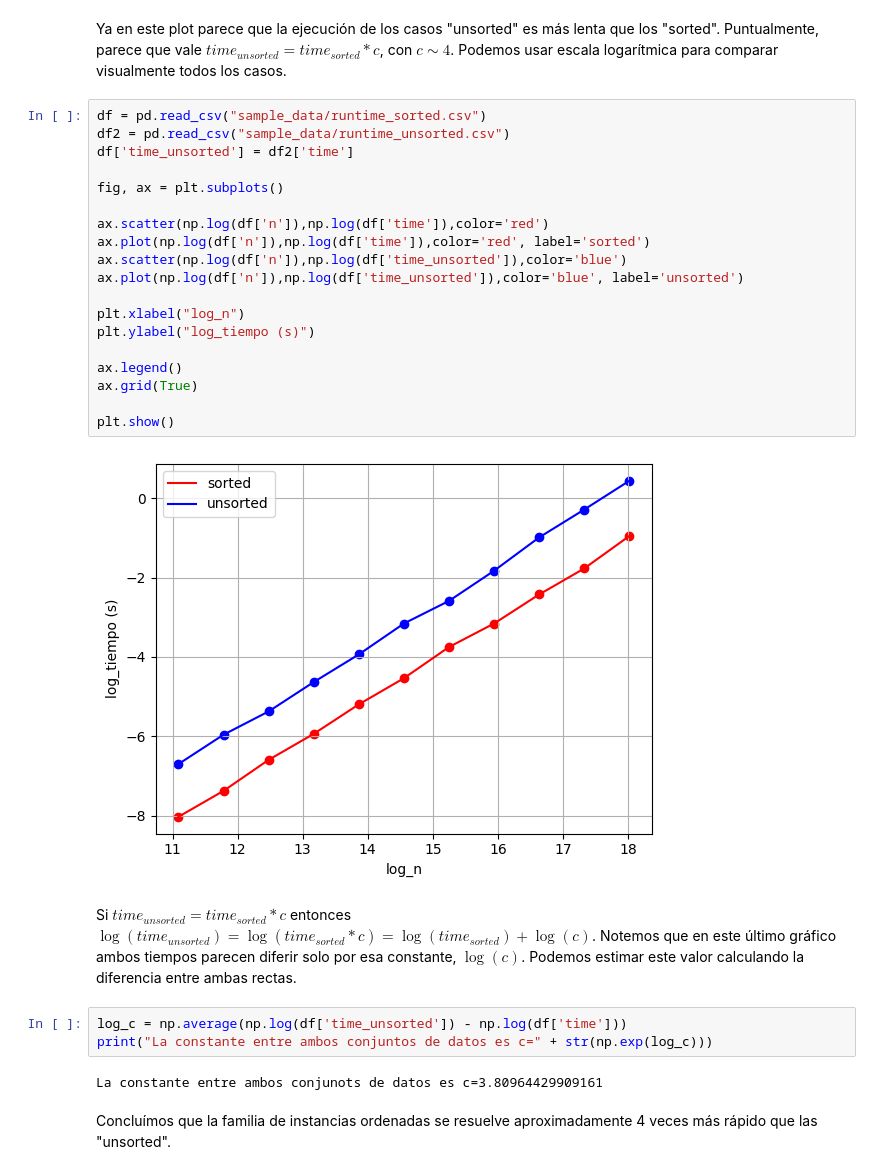
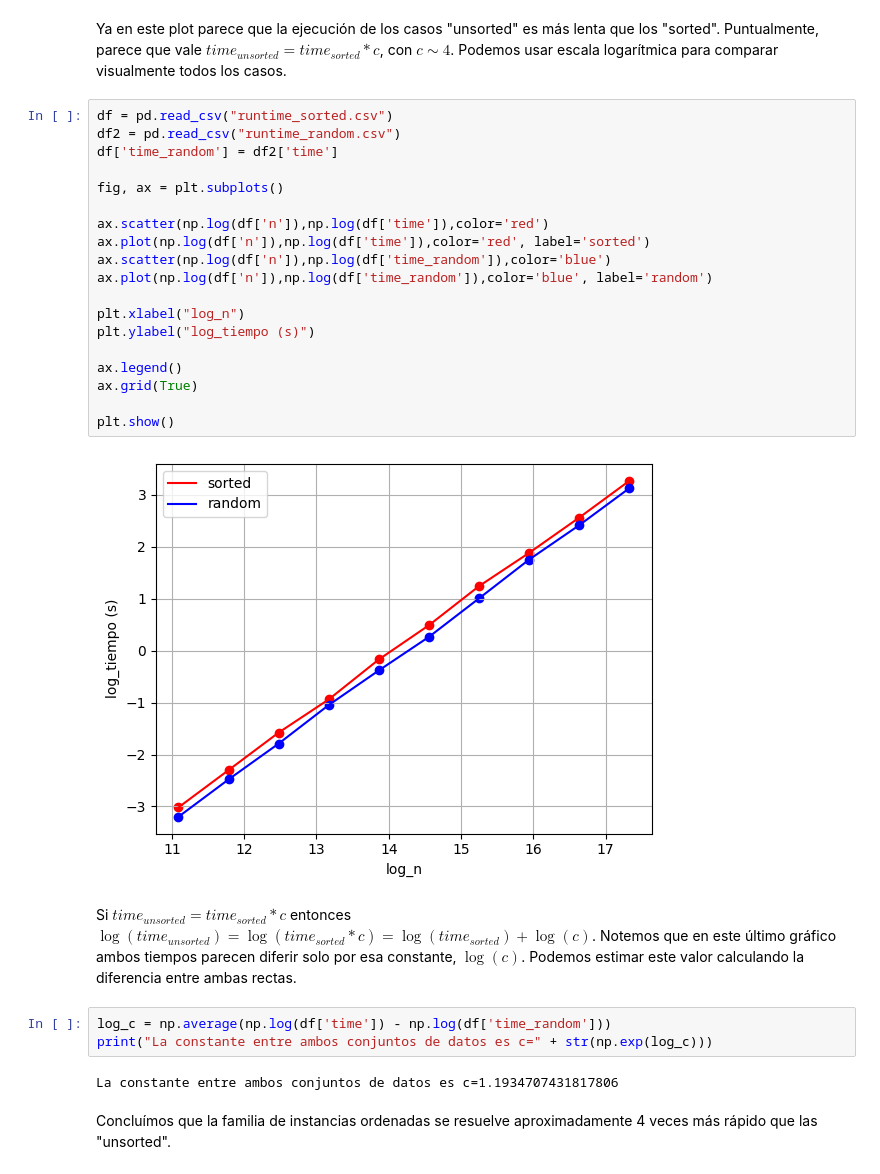
Before and after one commit to JoaquinPolonuer/algo3, a Jupyter notebook: tp1/ejercicio3_experimentacion/Experimentacion.ipynb, the cells around one changed output. Drawn from its saved outputs; the diff is of its cells as text.

```diff
--- a/tp1/ejercicio3_experimentacion/Experimentacion.ipynb
+++ b/tp1/ejercicio3_experimentacion/Experimentacion.ipynb
@@ -72,32 +72,32 @@ FileNotFoundError: [Errno 2] No such file or directory: 'sample_data/runtime_sor
 # %% [markdown]
 Ya en este plot parece que la ejecución de los casos "unsorted" es más lenta que los "sorted". Puntualmente, parece que vale $time_{unsorted} = time_{sorted} * c$, con $c\sim 4$. Podemos usar escala logarítmica para comparar visualmente todos los casos.
 # %%
-df = pd.read_csv("sample_data/runtime_sorted.csv")
-df2 = pd.read_csv("sample_data/runtime_unsorted.csv")
-df['time_unsorted'] = df2['time']
+df = pd.read_csv("runtime_sorted.csv")
+df2 = pd.read_csv("runtime_random.csv")
+df['time_random'] = df2['time']
 
 fig, ax = plt.subplots()
 
 ax.scatter(np.log(df['n']),np.log(df['time']),color='red')
 ax.plot(np.log(df['n']),np.log(df['time']),color='red', label='sorted')
-ax.scatter(np.log(df['n']),np.log(df['time_unsorted']),color='blue')
-ax.plot(np.log(df['n']),np.log(df['time_unsorted']),color='blue', label='unsorted')
+ax.scatter(np.log(df['n']),np.log(df['time_random']),color='blue')
+ax.plot(np.log(df['n']),np.log(df['time_random']),color='blue', label='random')
 
 plt.xlabel("log_n")
 plt.ylabel("log_tiempo (s)")
 
 ax.legend()
 ax.grid(True)
 
 plt.show()
 # %% [output]
-[figure, old version]
+[figure, new version]
 # %% [markdown]
 Si $time_{unsorted} = time_{sorted} * c$ entonces $\log (time_{unsorted}) = \log(time_{sorted} * c) = \log(time_{sorted}) + \log(c)$. Notemos que en este último gráfico ambos tiempos parecen diferir solo por esa constante, $\log (c)$. Podemos estimar este valor calculando la diferencia entre ambas rectas.
 # %%
-log_c = np.average(np.log(df['time_unsorted']) - np.log(df['time']))
+log_c = np.average(np.log(df['time']) - np.log(df['time_random']))
 print("La constante entre ambos conjuntos de datos es c=" + str(np.exp(log_c)))
 # %% [output]
-La constante entre ambos conjunots de datos es c=3.80964429909161
+La constante entre ambos conjuntos de datos es c=1.1934707431817806
 # %% [markdown]
 Concluímos que la familia de instancias ordenadas se resuelve aproximadamente 4 veces más rápido que las "unsorted".
```
Also changed, not shown: parts of 3 cells of this notebook, 4 other files.
